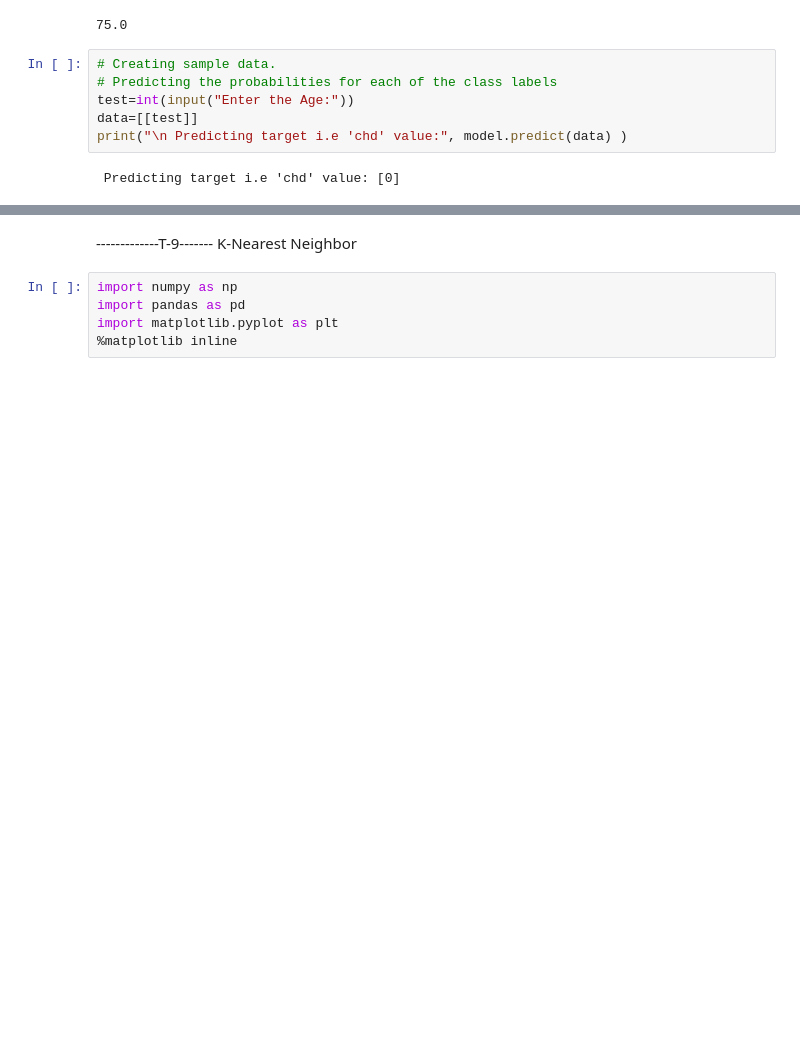
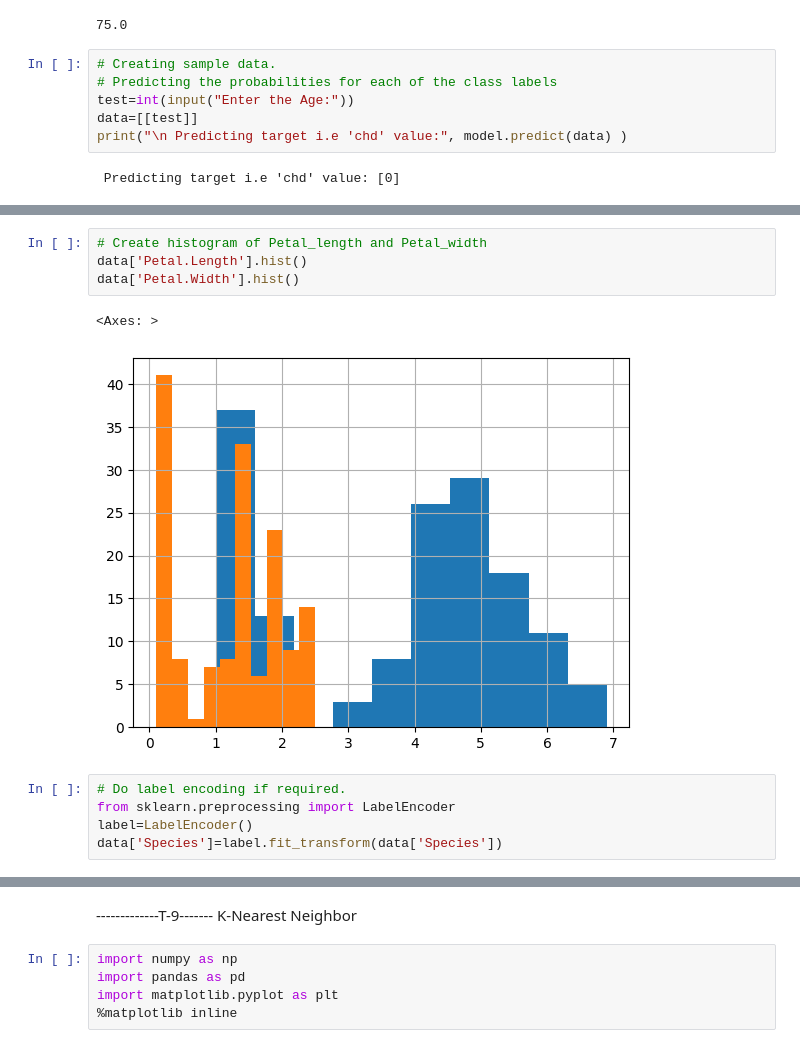
Before and after one commit to 986MukeshYadav/pdemo, a Jupyter notebook: Demo.ipynb, the cells around one changed output, grey strips where cells are left out. Saved outputs shown, nothing was run; the diff lists cells and outputs as text; blank space fills up the shorter version.

```diff
--- a/Demo.ipynb
+++ b/Demo.ipynb
@@ -963,0 +1034,12 @@ print("\n Predicting target i.e 'chd' value:", model.predict(data) )
+# %%
+# Create histogram of Petal_length and Petal_width
+data['Petal.Length'].hist()
+data['Petal.Width'].hist()
+# %% [output]
+<Axes: >
+[figure, added]
+# %%
+# Do label encoding if required.
+from sklearn.preprocessing import LabelEncoder
+label=LabelEncoder()
+data['Species']=label.fit_transform(data['Species'])
```
Also changed, not shown: parts of 13 cells of this notebook.
